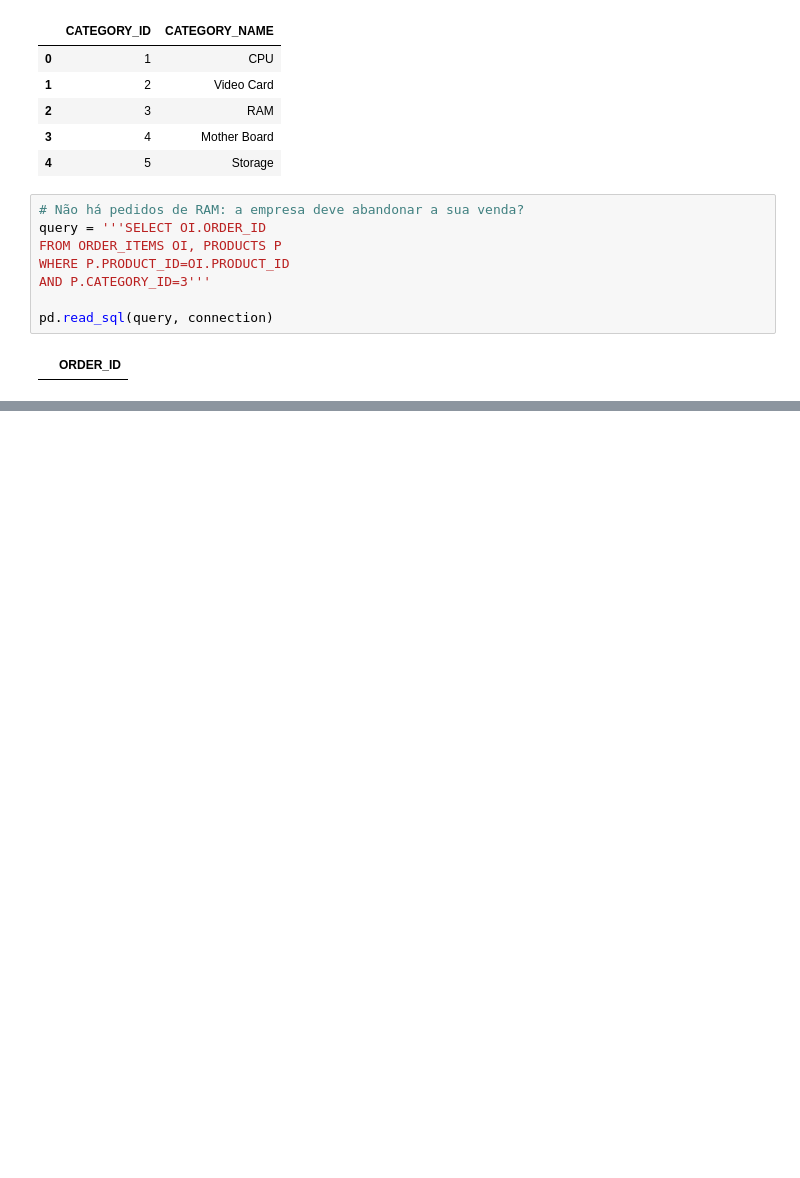
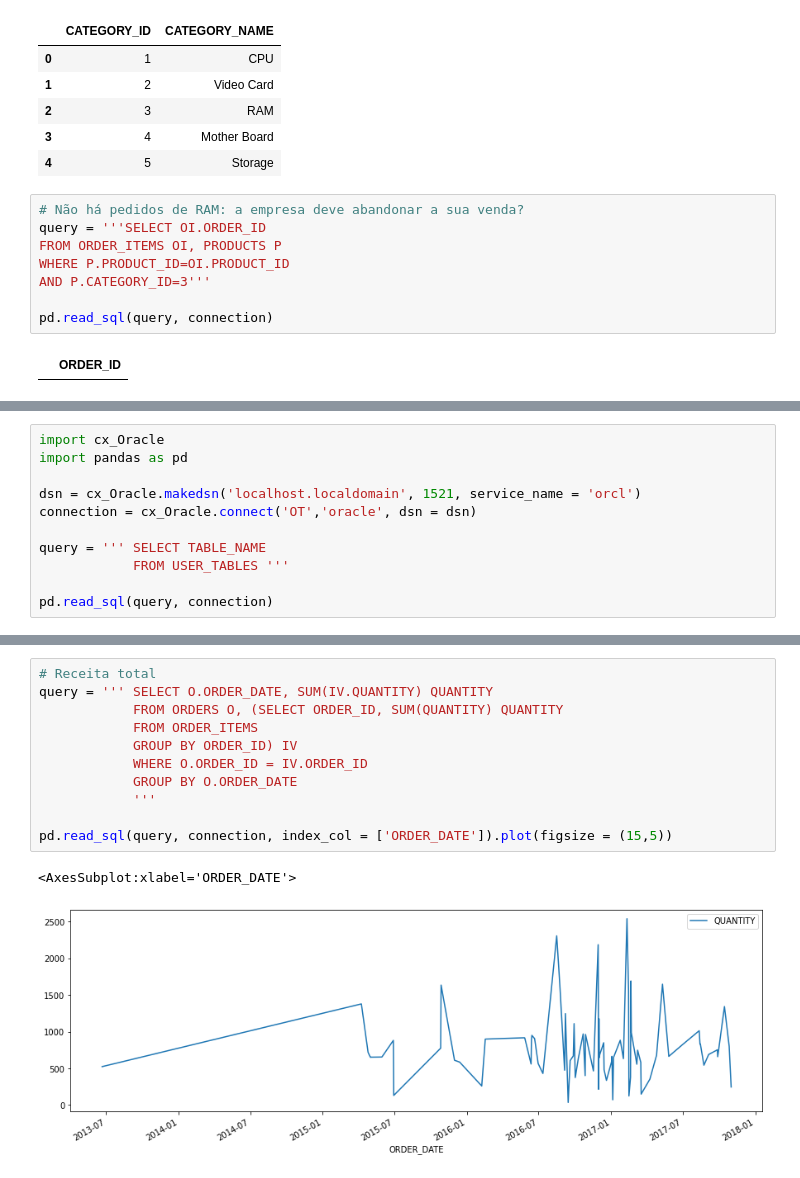
Before and after one commit to felipesveiga/Oracle-1, a Jupyter notebook: oracle.ipynb, the cells around one changed output, grey strips where cells are left out. Saved outputs shown, nothing was run; the diff lists cells and outputs as text; blank space fills up the shorter version.

```diff
--- a/oracle.ipynb
+++ b/oracle.ipynb
@@ -260,0 +564,11 @@ pd.read_sql(query, connection)
+# %%
+import cx_Oracle
+import pandas as pd
+
+dsn = cx_Oracle.makedsn('localhost.localdomain', 1521, service_name = 'orcl')
+connection = cx_Oracle.connect('OT','oracle', dsn = dsn)
+
+query = ''' SELECT TABLE_NAME
+            FROM USER_TABLES '''
+
+pd.read_sql(query, connection)
@@ -260,0 +608,14 @@ pd.read_sql(query, connection)
+# %%
+# Receita total
+query = ''' SELECT O.ORDER_DATE, SUM(IV.QUANTITY) QUANTITY
+            FROM ORDERS O, (SELECT ORDER_ID, SUM(QUANTITY) QUANTITY
+            FROM ORDER_ITEMS
+            GROUP BY ORDER_ID) IV
+            WHERE O.ORDER_ID = IV.ORDER_ID
+            GROUP BY O.ORDER_DATE
+            '''
+
+pd.read_sql(query, connection, index_col = ['ORDER_DATE']).plot(figsize = (15,5))
+# %% [output]
+<AxesSubplot:xlabel='ORDER_DATE'>
+[figure, added]
```
Also changed, not shown: parts of 35 cells of this notebook, 3 other files.
